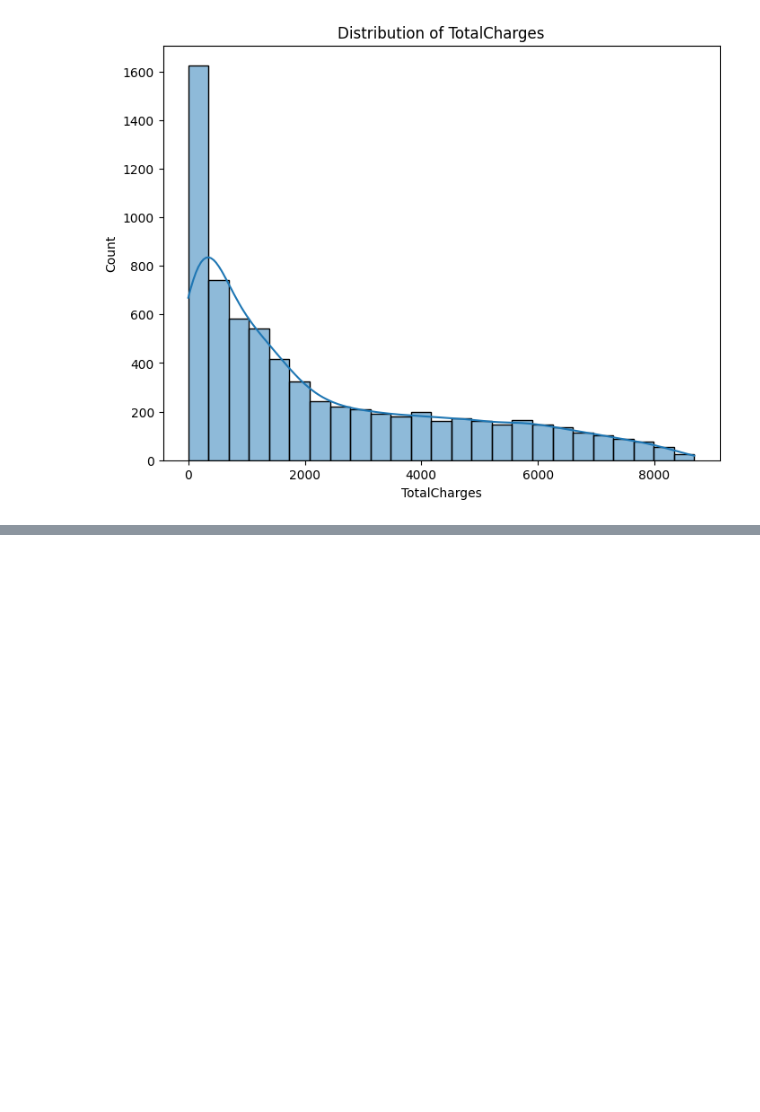
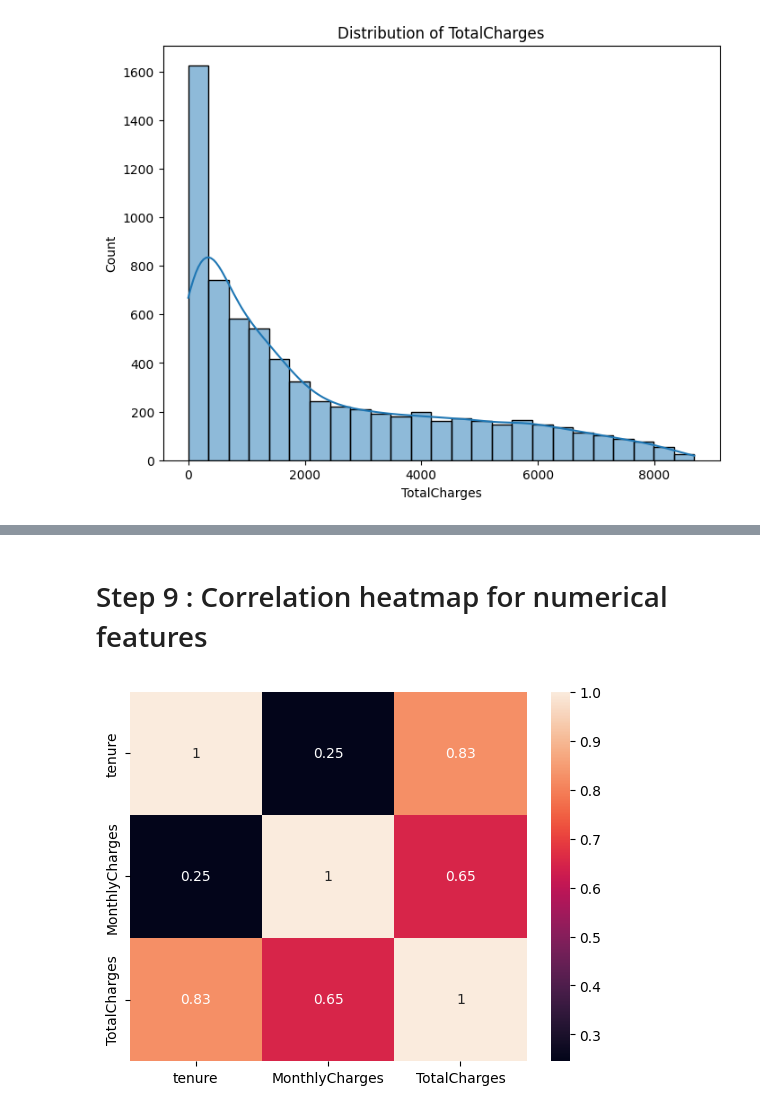
Before and after one commit to Sufiyan1637/Churn_Prediction, a Jupyter notebook: Churn_Prediction.ipynb, the cells around one changed output, grey strips where cells are left out. Saved outputs shown, nothing was run; the diff lists cells and outputs as text; code cells hidden in the pictures; blank space fills up the shorter version.

```diff
--- a/Churn_Prediction.ipynb
+++ b/Churn_Prediction.ipynb
@@ -258,0 +282,7 @@ plot_histogram(df, "TotalCharges")
+# %% [markdown]
+# Step 9 : Correlation heatmap for numerical features
+# %%
+sb.heatmap(df[["tenure", "MonthlyCharges", "TotalCharges"]].corr(), annot=True,)
+plt.show()
+# %% [output]
+[figure, added]
```
Also changed, not shown: parts of 4 cells of this notebook.
